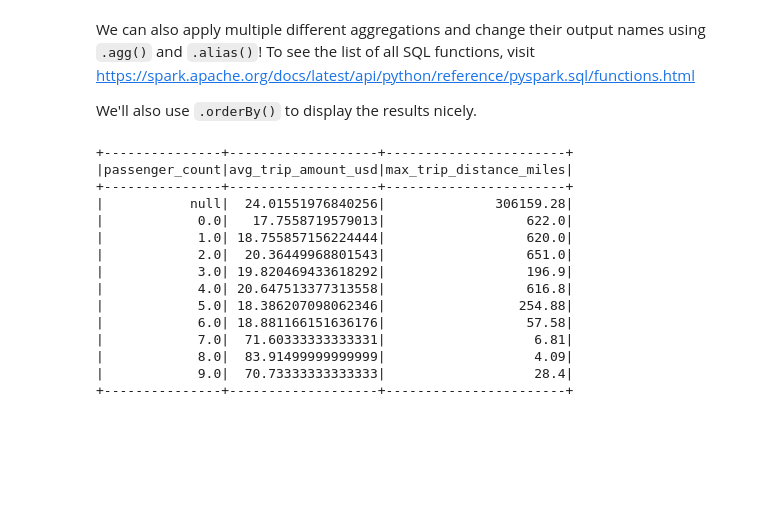
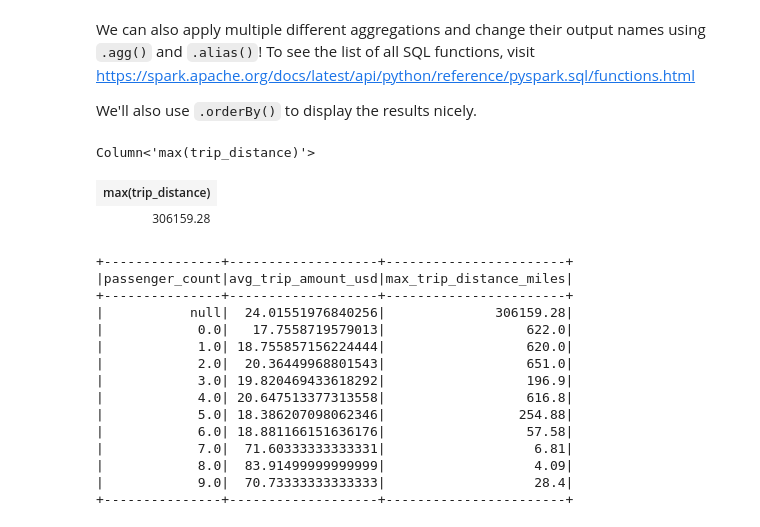
Before and after one commit to arjunrajkumar-ds/MAST30034_Python-1, a Jupyter notebook: tutorials/tute_1/Tute1_Python.ipynb, the cells around one changed output. Cells and saved outputs as stored; diff of their text form; code cells hidden in the pictures; blank space fills up the shorter version.

```diff
--- a/tutorials/tute_1/Tute1_Python.ipynb
+++ b/tutorials/tute_1/Tute1_Python.ipynb
@@ -354,6 +405,15 @@ sdf.groupby('passenger_count').mean('trip_distance').limit(5)
 We can also apply multiple different aggregations and change their output names using `.agg()` and `.alias()`! To see the list of all SQL functions, visit https://spark.apache.org/docs/latest/api/python/reference/pyspark.sql/functions.html
 
 We'll also use `.orderBy()` to display the results nicely.
+# %%
+F.max('trip_distance')
+# %% [output]
+Column<'max(trip_distance)'>
+# %%
+sdf.select(F.max('trip_distance'))
+# %% [output]
+| max(trip_distance) |
+| 306159.28 |
 # %%
 aggregated_results = sdf \
                     .groupBy("passenger_count") \
```
Also changed, not shown: parts of 7 cells of this notebook.
